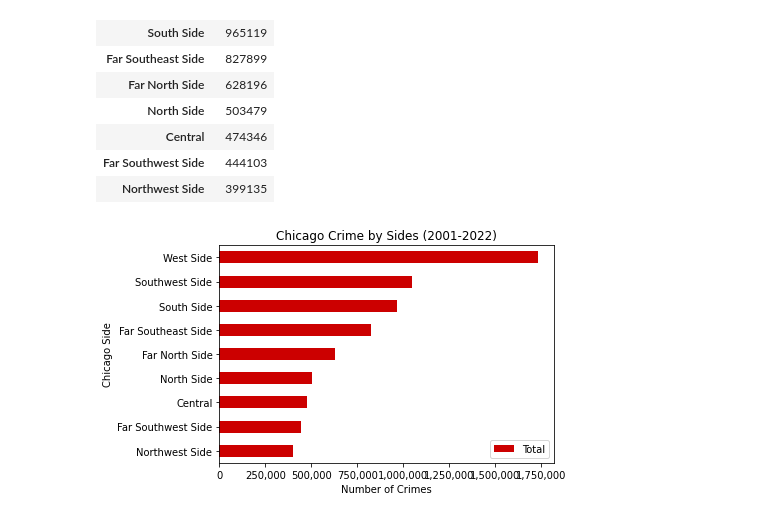
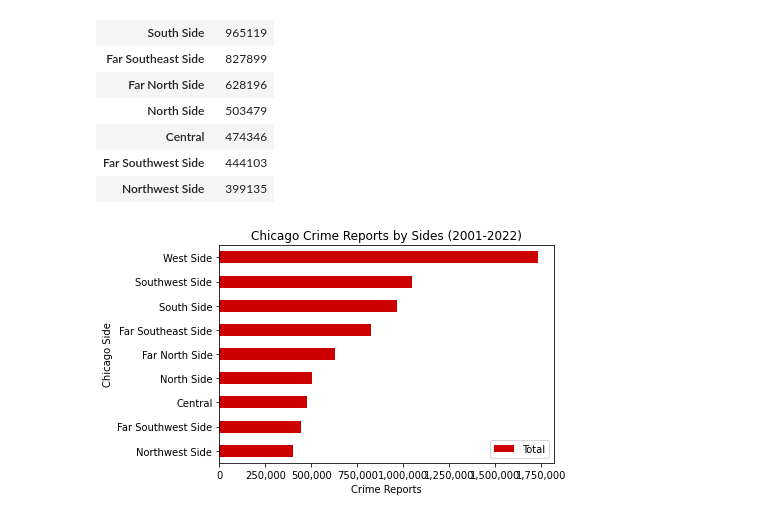
Before and after one commit to RandomFractals/chicago-crimes, a Jupyter notebook: notebooks/chicago-crimes-pandas.ipynb, the cells around one changed output. Saved outputs shown, nothing was run; the diff lists cells and outputs as text; code cells hidden in the pictures.

Commit message:
pandas/matplotlib ipynb cleanup (#28)
- change plot axis labels to Crime Reports
- combine some data processing cells

```diff
--- a/notebooks/chicago-crimes-pandas.ipynb
+++ b/notebooks/chicago-crimes-pandas.ipynb
@@ -498,12 +464,12 @@ crime_by_side.sort_values(by='Total', ascending=False)
 # %%
 # plot crime by Chicago community sides
 crime_by_side.sort_values(by='Total', ascending=True)\
     .plot(kind='barh', figsize=(6, 4), color='#cc0000')
-plt.title('Chicago Crime by Sides (2001-2022)')
-plt.xlabel('Number of Crimes')
+plt.title('Chicago Crime Reports by Sides (2001-2022)')
+plt.xlabel('Crime Reports')
 plt.ylabel('Chicago Side')
 ax = plt.gca()
 ax.xaxis.set_major_formatter(ticker.StrMethodFormatter('{x:,.0f}'))
 plt.show()
 # %% [output]
-[figure, old version]
+[figure, new version]
```
Also changed, not shown: parts of 17 cells of this notebook.
